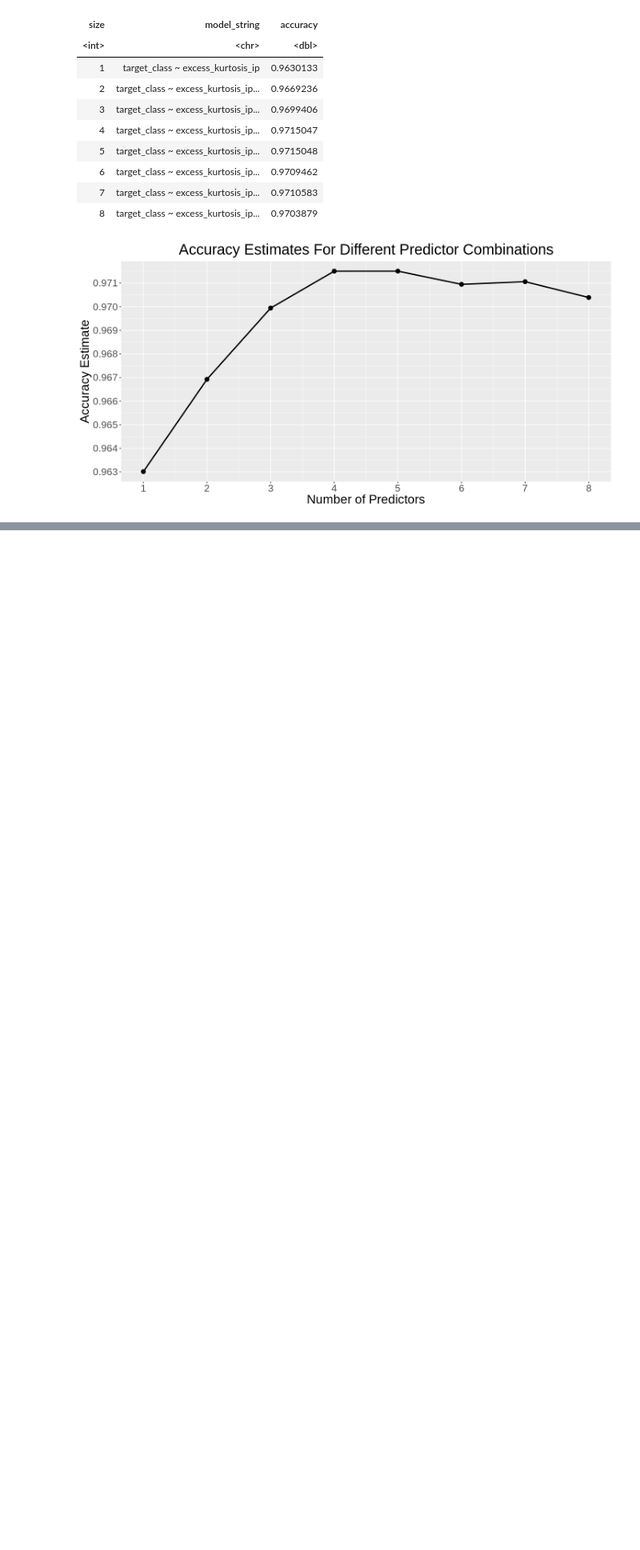
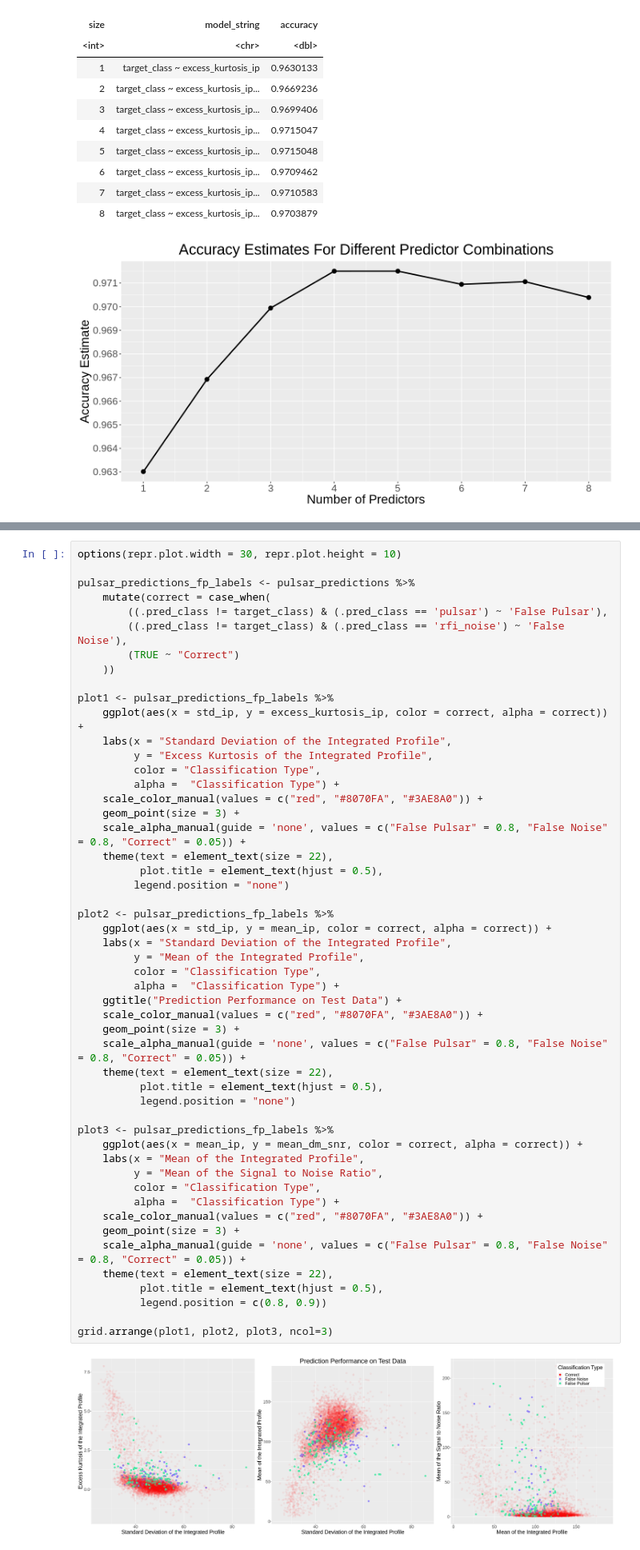
Before and after one commit to tccw/dsci100-group-project, a Jupyter notebook: group_report_pulsars.ipynb, the cells around one changed output, grey strips where cells are left out. Shown at 80% size. Cells and saved outputs as stored; diff of their text form; blank space fills up the shorter version.

```diff
--- a/group_report_pulsars.ipynb
+++ b/group_report_pulsars.ipynb
@@ -442 +436,54 @@ pulsar_predictions %>%
+# %%
+options(repr.plot.width = 30, repr.plot.height = 10)
+
+pulsar_predictions_fp_labels <- pulsar_predictions %>%
+    mutate(correct = case_when(
+        ((.pred_class != target_class) & (.pred_class == 'pulsar') ~ 'False Pulsar'),
+        ((.pred_class != target_class) & (.pred_class == 'rfi_noise') ~ 'False Noise'),
+        (TRUE ~ "Correct")
+    ))
+
+plot1 <- pulsar_predictions_fp_labels %>%
+    ggplot(aes(x = std_ip, y = excess_kurtosis_ip, color = correct, alpha = correct)) +
+    labs(x = "Standard Deviation of the Integrated Profile",
+         y = "Excess Kurtosis of the Integrated Profile",
+         color = "Classification Type",
+         alpha =  "Classification Type") +
+    scale_color_manual(values = c("red", "#8070FA", "#3AE8A0")) +
+    geom_point(size = 3) +
+    scale_alpha_manual(guide = 'none', values = c("False Pulsar" = 0.8, "False Noise" = 0.8, "Correct" = 0.05)) +
+    theme(text = element_text(size = 22),
+          plot.title = element_text(hjust = 0.5),
+         legend.position = "none")
+
+plot2 <- pulsar_predictions_fp_labels %>%
+    ggplot(aes(x = std_ip, y = mean_ip, color = correct, alpha = correct)) +
+    labs(x = "Standard Deviation of the Integrated Profile",
+         y = "Mean of the Integrated Profile",
+         color = "Classification Type",
+         alpha =  "Classification Type") +
+    ggtitle("Prediction Performance on Test Data") +
+    scale_color_manual(values = c("red", "#8070FA", "#3AE8A0")) +
+    geom_point(size = 3) +
+    scale_alpha_manual(guide = 'none', values = c("False Pulsar" = 0.8, "False Noise" = 0.8, "Correct" = 0.05)) +
+    theme(text = element_text(size = 22),
+          plot.title = element_text(hjust = 0.5),
+          legend.position = "none")
+
+plot3 <- pulsar_predictions_fp_labels %>%
+    ggplot(aes(x = mean_ip, y = mean_dm_snr, color = correct, alpha = correct)) +
+    labs(x = "Mean of the Integrated Profile",
+         y = "Mean of the Signal to Noise Ratio",
+         color = "Classification Type",
+         alpha =  "Classification Type") +
+    scale_color_manual(values = c("red", "#8070FA", "#3AE8A0")) +
+    geom_point(size = 3) +
+    scale_alpha_manual(guide = 'none', values = c("False Pulsar" = 0.8, "False Noise" = 0.8, "Correct" = 0.05)) +
+    theme(text = element_text(size = 22),
+          plot.title = element_text(hjust = 0.5),
+          legend.position = c(0.8, 0.9))
+
+grid.arrange(plot1, plot2, plot3, ncol=3)
+# %% [output]
+[figure, added]
 # %% [markdown]
```
Also changed, not shown: parts of 19 cells of this notebook.
